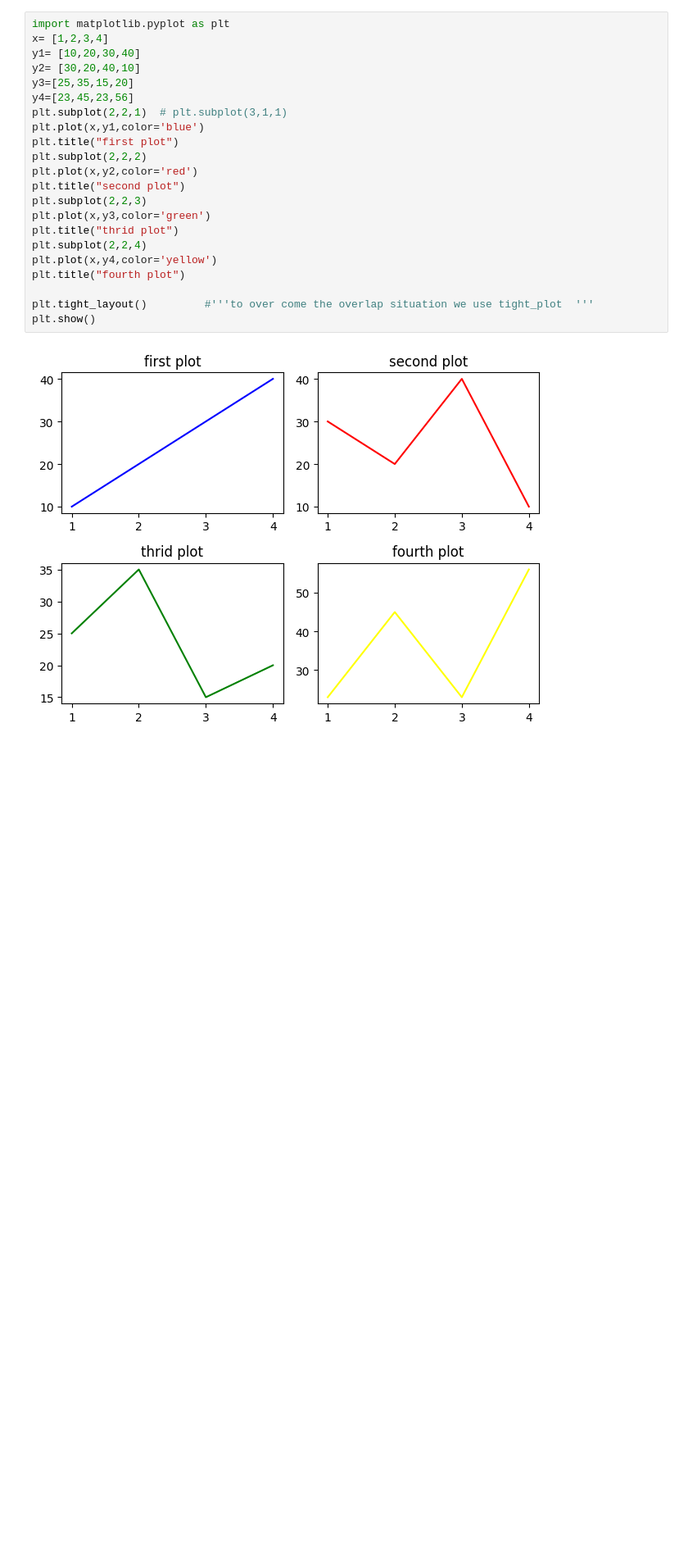
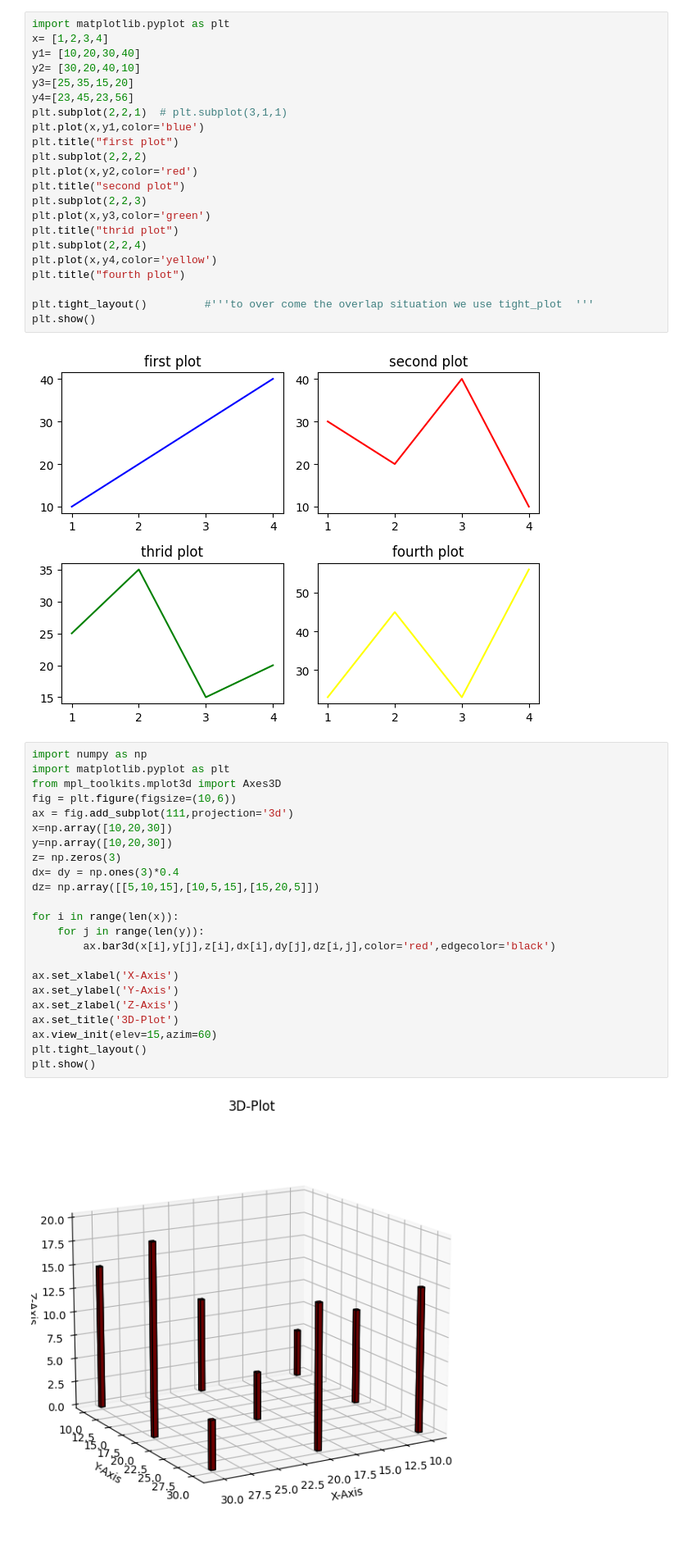
Before and after one commit to PayakulaTarun/CPT, a Jupyter notebook: matplotlib/mat_day2.ipynb, the cells around one changed output. Shown: that part at 82% size. Cells and saved outputs as stored; diff of their text form; blank space fills up the shorter version.

Commit message:
matplotlib

```diff
--- a/matplotlib/mat_day2.ipynb
+++ b/matplotlib/mat_day2.ipynb
@@ -120,3 +120,28 @@ plt.tight_layout()         #'''to over come the overlap situation we use tight_p
 plt.show()
 # %% [output]
 [figure]
+# %%
+import numpy as np
+import matplotlib.pyplot as plt
+from mpl_toolkits.mplot3d import Axes3D
+fig = plt.figure(figsize=(10,6))
+ax = fig.add_subplot(111,projection='3d')
+x=np.array([10,20,30])
+y=np.array([10,20,30])
+z= np.zeros(3)
+dx= dy = np.ones(3)*0.4
+dz= np.array([[5,10,15],[10,5,15],[15,20,5]])
+
+for i in range(len(x)):
+    for j in range(len(y)):
+        ax.bar3d(x[i],y[j],z[i],dx[i],dy[j],dz[i,j],color='red',edgecolor='black')
+
+ax.set_xlabel('X-Axis')
+ax.set_ylabel('Y-Axis')
+ax.set_zlabel('Z-Axis')
+ax.set_title('3D-Plot')
+ax.view_init(elev=15,azim=60)
+plt.tight_layout()
+plt.show()
+# %% [output]
+[figure, added]
```
